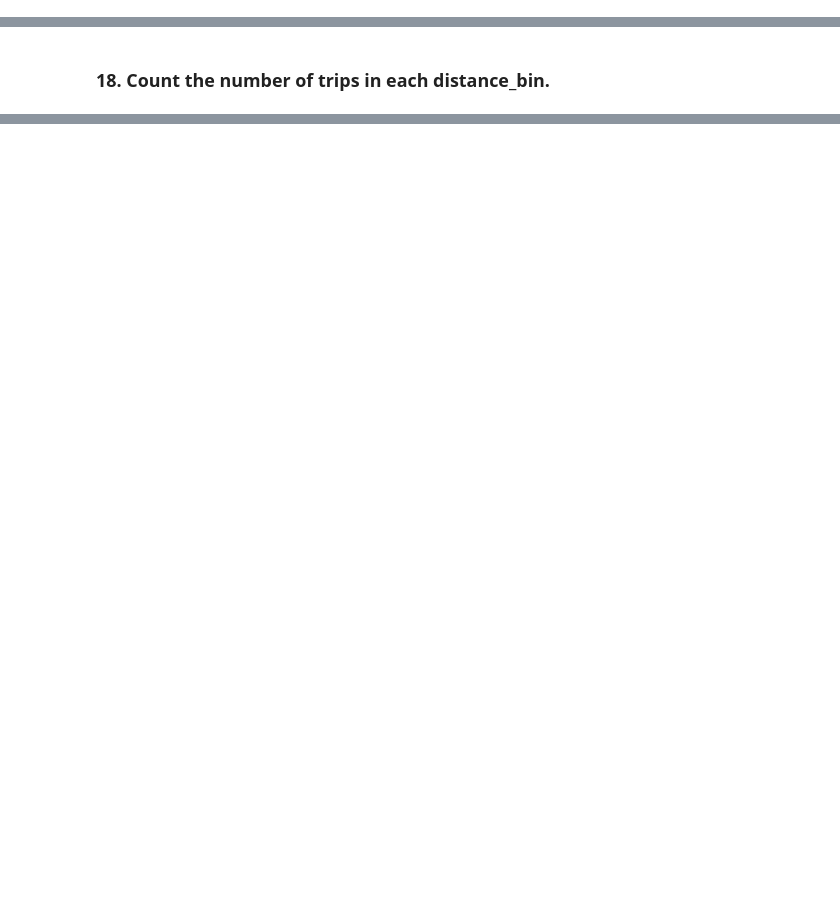
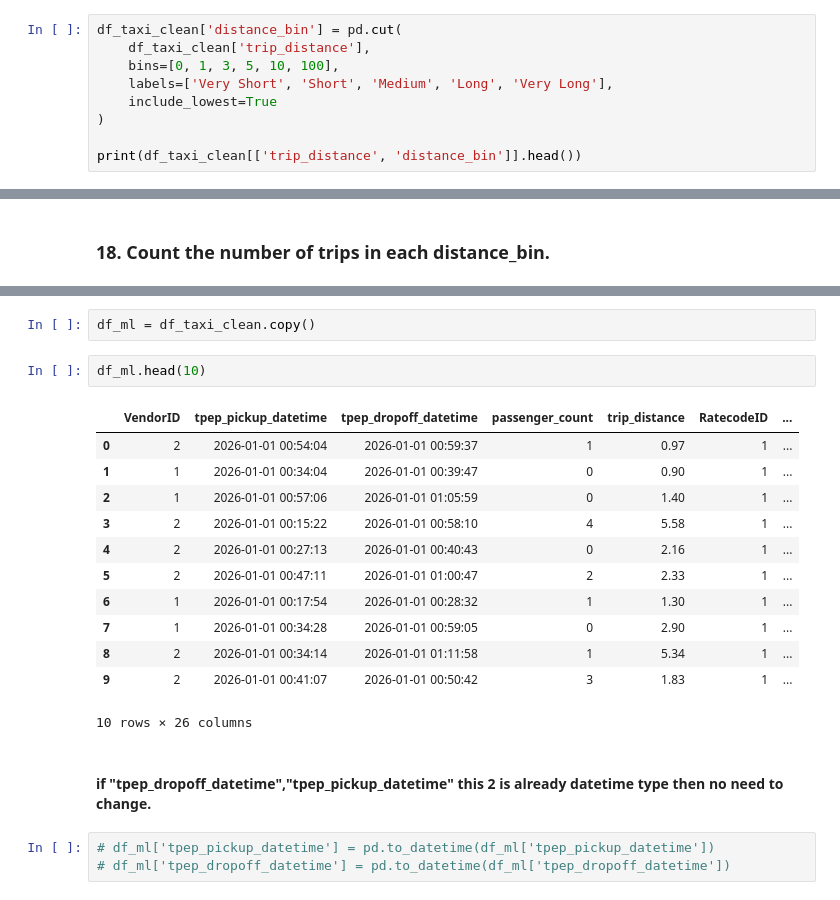
Before and after one commit to AbdullahWB/Big_data, a Jupyter notebook: lab_2/NYC Taxi & Limousine Commission.ipynb, the cells around one changed output, grey strips where cells are left out. Drawn from its saved outputs; the diff is of its cells as text; blank space fills up the shorter version.

```diff
--- a/lab_2/NYC Taxi & Limousine Commission.ipynb
+++ b/lab_2/NYC Taxi & Limousine Commission.ipynb
@@ -838,0 +838,9 @@ Short','Short','Medium','Long','Very Long'].
+# %%
+df_taxi_clean['distance_bin'] = pd.cut(
+    df_taxi_clean['trip_distance'],
+    bins=[0, 1, 3, 5, 10, 100],
+    labels=['Very Short', 'Short', 'Medium', 'Long', 'Very Long'],
+    include_lowest=True
+)
+
+print(df_taxi_clean[['trip_distance', 'distance_bin']].head())
@@ -845,0 +870,22 @@ Short','Short','Medium','Long','Very Long'].
+# %%
+df_ml = df_taxi_clean.copy()
+# %%
+df_ml.head(10)
+# %% [output]
+|  | VendorID | tpep_pickup_datetime | tpep_dropoff_datetime | passenger_count | trip_distance | RatecodeID | ... |
+| 0 | 2 | 2026-01-01 00:54:04 | 2026-01-01 00:59:37 | 1 | 0.97 | 1 | ... |
+| 1 | 1 | 2026-01-01 00:34:04 | 2026-01-01 00:39:47 | 0 | 0.90 | 1 | ... |
+| 2 | 1 | 2026-01-01 00:57:06 | 2026-01-01 01:05:59 | 0 | 1.40 | 1 | ... |
+| 3 | 2 | 2026-01-01 00:15:22 | 2026-01-01 00:58:10 | 4 | 5.58 | 1 | ... |
+| 4 | 2 | 2026-01-01 00:27:13 | 2026-01-01 00:40:43 | 0 | 2.16 | 1 | ... |
+| 5 | 2 | 2026-01-01 00:47:11 | 2026-01-01 01:00:47 | 2 | 2.33 | 1 | ... |
+| 6 | 1 | 2026-01-01 00:17:54 | 2026-01-01 00:28:32 | 1 | 1.30 | 1 | ... |
+| 7 | 1 | 2026-01-01 00:34:28 | 2026-01-01 00:59:05 | 0 | 2.90 | 1 | ... |
+| 8 | 2 | 2026-01-01 00:34:14 | 2026-01-01 01:11:58 | 1 | 5.34 | 1 | ... |
+| 9 | 2 | 2026-01-01 00:41:07 | 2026-01-01 00:50:42 | 3 | 1.83 | 1 | ... |
+10 rows × 26 columns
+# %% [markdown]
+#### if "tpep_dropoff_datetime","tpep_pickup_datetime" this 2 is already datetime type then no need to change.
+# %%
+# df_ml['tpep_pickup_datetime'] = pd.to_datetime(df_ml['tpep_pickup_datetime'])
+# df_ml['tpep_dropoff_datetime'] = pd.to_datetime(df_ml['tpep_dropoff_datetime'])
```
Also changed, not shown: parts of 43 cells of this notebook, 2 other files.
